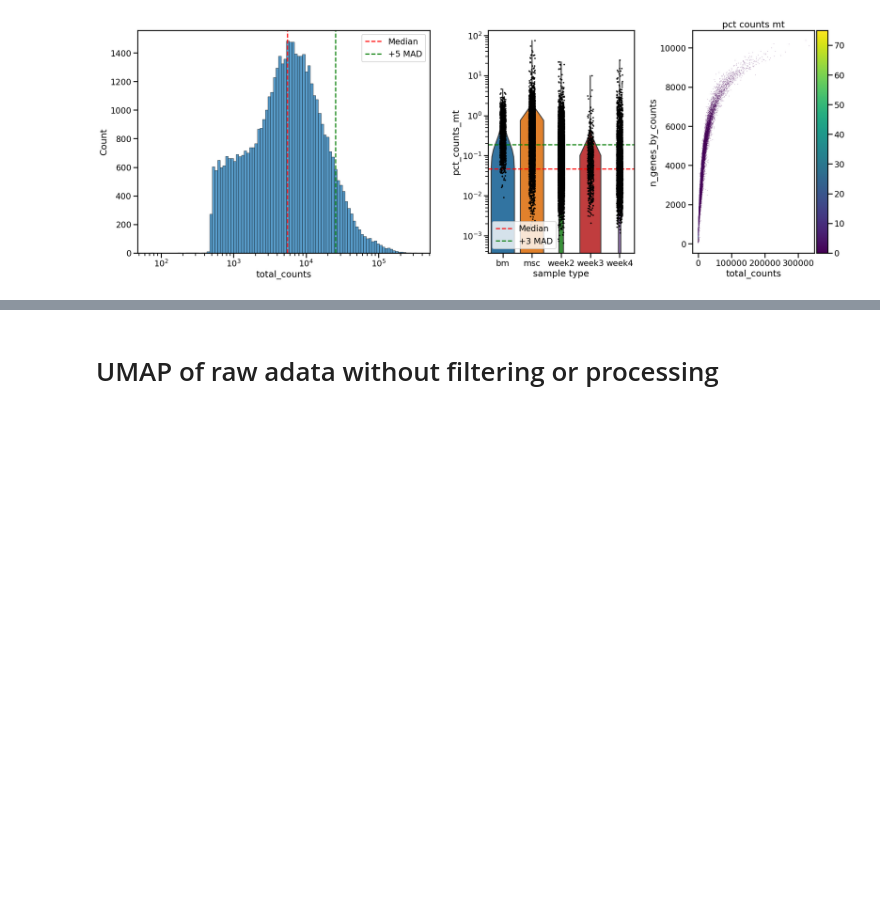
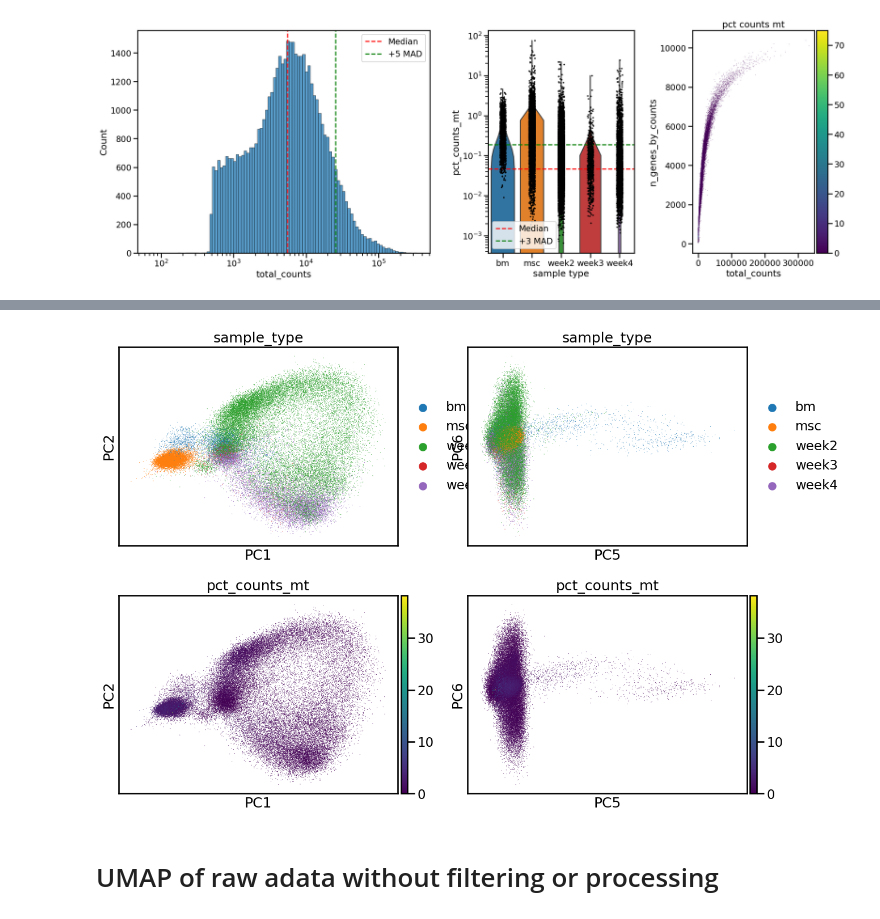
Before and after one commit to kevin-lee-aifi/mm_bm_chip_organoids, a Jupyter notebook: EXP-01244/rerun_notebooks/processing.ipynb, the cells around one changed output, grey strips where cells are left out. Cells and saved outputs as stored; diff of their text form; code cells hidden in the pictures; blank space fills up the shorter version.

```diff
--- a/EXP-01244/rerun_notebooks/processing.ipynb
+++ b/EXP-01244/rerun_notebooks/processing.ipynb
@@ -346,3 +381,13 @@ plot_with_mads(raw_adata)
+# %%
+sc.pl.pca(
+    raw_p_adata,
+    color=["sample_type", "sample_type", "pct_counts_mt", "pct_counts_mt"],
+    dimensions=[(0, 1), (4, 5), (0, 1), (4, 5)],
+    ncols=2,
+    size=2,
+)
+# %% [output]
+[figure, added]
 # %% [markdown]
 # UMAP of raw adata without filtering or processing
 # %%
```
Also changed, not shown: parts of 8 cells of this notebook.
